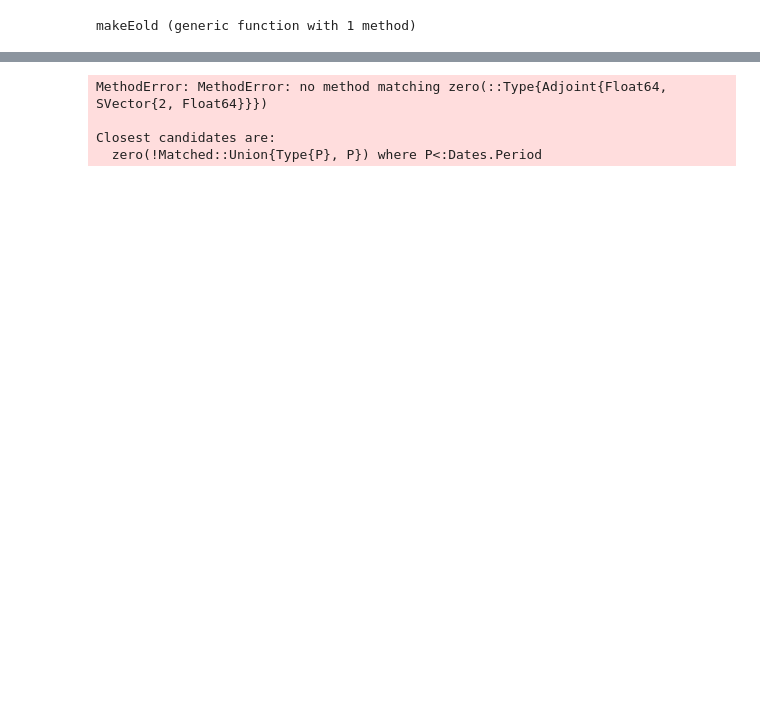
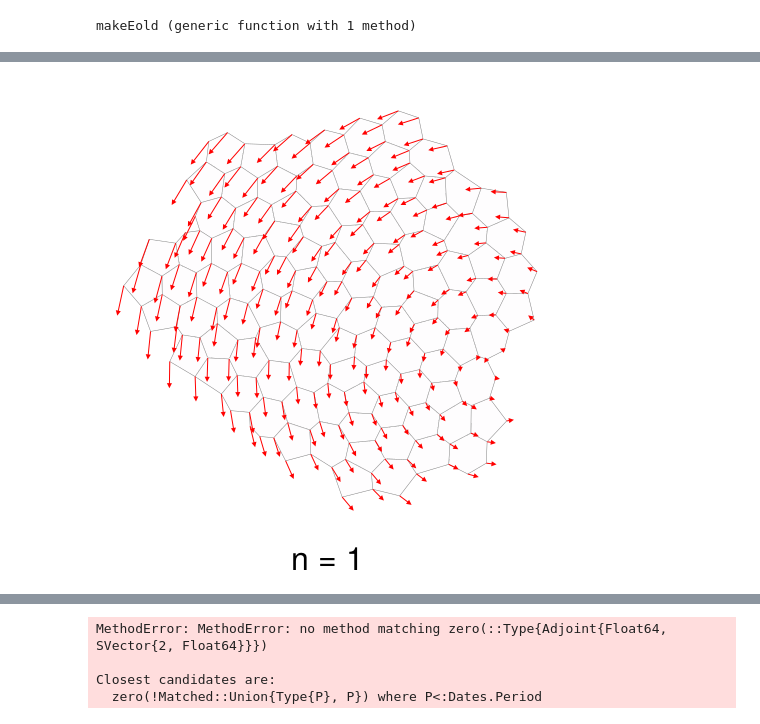
Before and after one commit to chris-revell/VertexModel, a Jupyter notebook: notebooks/PlotModesE.ipynb, the cells around one changed output, grey strips where cells are left out. Drawn from its saved outputs; the diff is of its cells as text; code cells hidden in the pictures; blank space fills up the shorter version.

```diff
--- a/notebooks/PlotModesE.ipynb
+++ b/notebooks/PlotModesE.ipynb
@@ -249,0 +336,31 @@ MevH=Mflat*evecH
+# %%
+cellPolygons = makeCellPolygons(R,params,matrices)
+        #Aevlims=(-maximum(abs.(MevH[nCells+1:end, :])), maximum(abs.(MevH[nCells+1:end, :])))
+        Aevlims=(-1,1)
+
+        set_theme!(figure_padding=1, backgroundcolor=(:white,1.0), font="Helvetica", fontsize=19)
+        fig = Figure(resolution=(1500,500))
+
+        a1=Axis(fig[1,1],aspect=DataAspect())
+        hidedecorations!(a1)
+        hidespines!(a1)
+
+        for i=1:nCells
+            poly!(a1,cellPolygons[i],color=[MevH[1:nCells,1][i]],colormap=:bwr,colorrange=Aevlims, strokecolor=(:grey,1.0),strokewidth=0.5)
+        end
+
+        colsize!(fig.layout,1,Aspect(1,1.0))
+        Label(fig[1,1,Bottom()],"n = "*string(1),fontsize = 32)
+        resize_to_layout!(fig)
+        #arrows!(a1, Point2f.(R),Vec2f.(reinterpret(SVector{2,Float64},evecHE[:,1])), color=:blue, arrowsize=7, lengthscale=0.2*L₀/γ)
+        arrows!(a1, Point2f.(R),Vec2f.(reinterpret(SVector{2,Float64},evecHE[:,2]+evecHE[:,3]+evecHE[:,1])), color=:red, arrowsize=7, lengthscale=0.2*L₀/γ)
+
+        #arrows!(a1, Point2f.(R),Vec2f.(reinterpret(SVector{2,Float64},)), color=:red, arrowsize=7, lengthscale=0.2*L₀/γ)
+       # arrows!(a1, Point2f.(R),Vec2f.(reinterpret(SVector{2,Float64},evecHE[:,3])), color=:green, arrowsize=7, lengthscale=0.2*L₀/γ)
+
+
+        #save(datadir(plot_dir,"abs_scalemode_$(@sprintf("%03d", n))_Perimeter.png"),fig)
+
+fig
+# %% [output]
+[figure, added]
```
Also changed, not shown: parts of 48 cells of this notebook, 7 other files.
